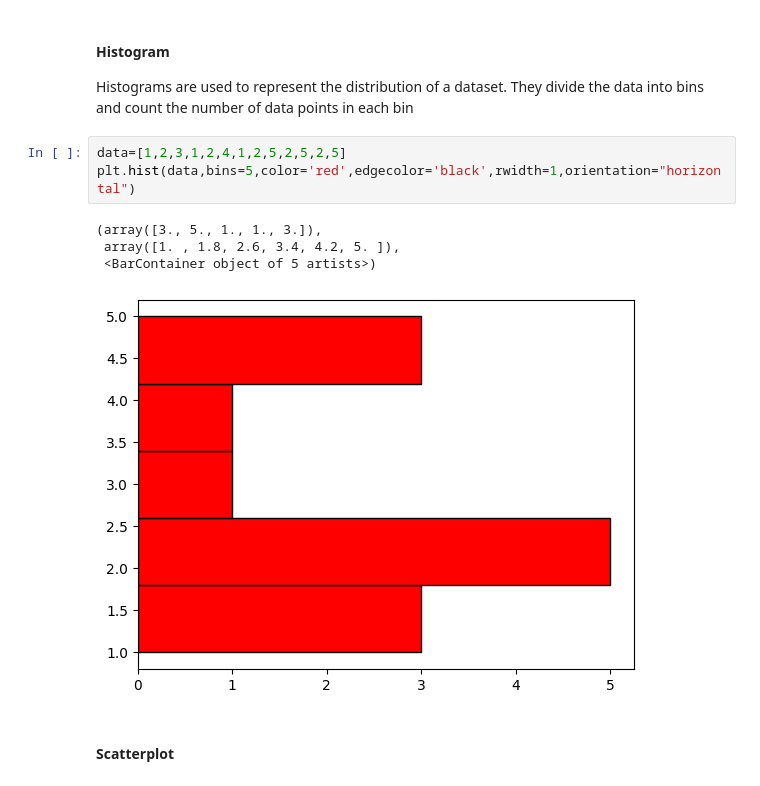
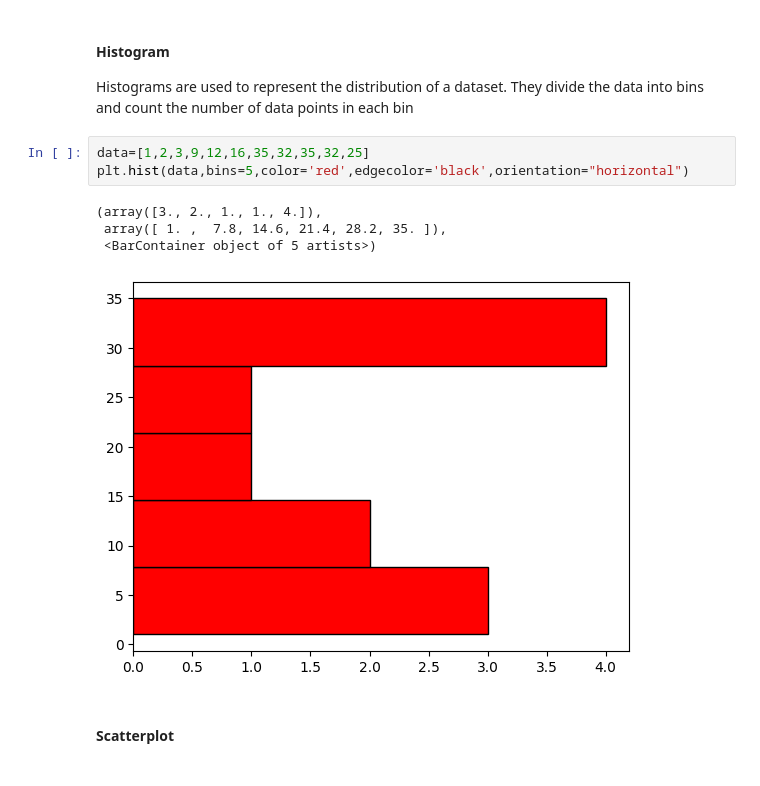
Before and after one commit to Adi1504dev/MachineLearning, a Jupyter notebook: 1 Python/4 Data Analysis/a5_matplotlib.ipynb, the cells around one changed output. Saved outputs shown, nothing was run; the diff lists cells and outputs as text.

```diff
--- a/1 Python/4 Data Analysis/a5_matplotlib.ipynb
+++ b/1 Python/4 Data Analysis/a5_matplotlib.ipynb
@@ -102,13 +100,13 @@ plt.bar(categories,values,color='green')
 #### Histogram
 Histograms are used to represent the distribution of a dataset. They divide the data into bins and count the number of data points in each bin
 # %%
-data=[1,2,3,1,2,4,1,2,5,2,5,2,5]
-plt.hist(data,bins=5,color='red',edgecolor='black',rwidth=1,orientation="horizontal")
+data=[1,2,3,9,12,16,35,32,35,32,25]
+plt.hist(data,bins=5,color='red',edgecolor='black',orientation="horizontal")
 # %% [output]
-(array([3., 5., 1., 1., 3.]),
- array([1. , 1.8, 2.6, 3.4, 4.2, 5. ]),
+(array([3., 2., 1., 1., 4.]),
+ array([ 1. ,  7.8, 14.6, 21.4, 28.2, 35. ]),
  <BarContainer object of 5 artists>)
-[figure, old version]
+[figure, new version]
 # %% [markdown]
 #### Scatterplot
 # %%
```
Also changed, not shown: parts of 5 cells of this notebook, 40 other files.
